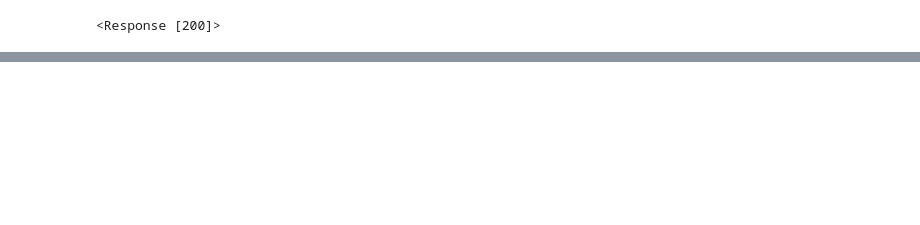
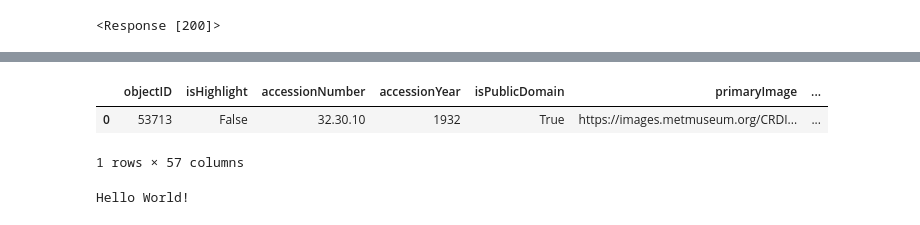
Before and after one commit to vivyhasadream/vintage_clothes_generator, a Jupyter notebook: Data Wrangling.ipynb, the cells around one changed output, grey strips where cells are left out. Drawn from its saved outputs; the diff is of its cells as text; code cells hidden in the pictures; blank space fills up the shorter version.

```diff
--- a/Data Wrangling.ipynb
+++ b/Data Wrangling.ipynb
@@ -171,0 +266,5 @@ My data size will be 7495
+# %%
+# example: how to get one object info
+url = "https://collectionapi.metmuseum.org/public/collection/v1/objects/53713"
+r = requests.get(url)
+r
@@ -171,0 +281,3 @@ My data size will be 7495
+# %%
+# to get one object info
+x = pd.DataFrame.from_dict(r.json(), orient='index').T
@@ -172,3 +299,9 @@ My data size will be 7495
+# %%
+x
+# %% [output]
+|  | objectID | isHighlight | accessionNumber | accessionYear | isPublicDomain | primaryImage | ... |
+| 0 | 53713 | False | 32.30.10 | 1932 | True | https://images.metmuseum.org/CRDI... | ... |
+1 rows × 57 columns
 # %%
 import urllib
 resource = urllib.request.urlopen("https://collectionapi.metmuseum.org/api/collection/v1/iiif/69922/1354526/main-image")
@@ -177,0 +313,4 @@ output.close()
+# %%
+hello()
+# %% [output]
+Hello World!
```
Also changed, not shown: parts of 34 cells of this notebook, 4 other files.
